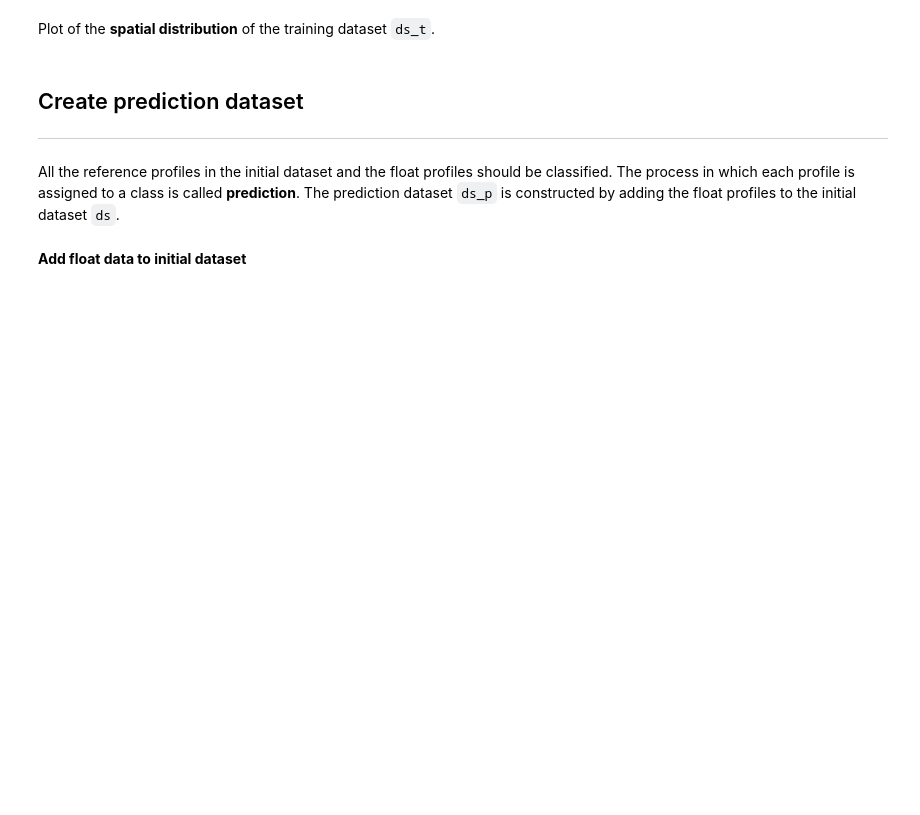
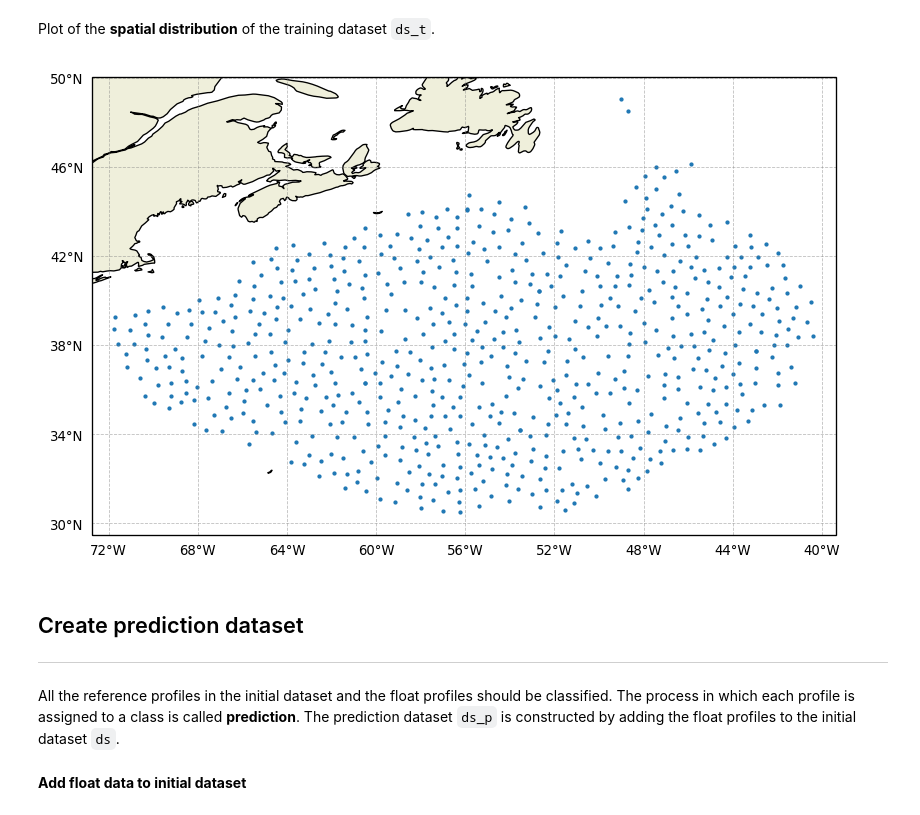
Before and after one commit to euroargodev/DMQC-PCM, a Jupyter notebook: PCM-design/Classif_ArgoReferenceDatabase.ipynb, the cells around one changed output. Drawn from its saved outputs; the diff is of its cells as text; code cells hidden in the pictures; blank space fills up the shorter version.

```diff
--- a/PCM-design/Classif_ArgoReferenceDatabase.ipynb
+++ b/PCM-design/Classif_ArgoReferenceDatabase.ipynb
@@ -101,7 +98,7 @@ __Load argo reference database__
 
 Data is selected in the same way as OWC does: **ellipses** using the longitude and latitude scales defined in the OWC configuration file are constructed around each float profile. The ``map_pv_use`` option makes the selection taking into account the bathymetrie.
 # %%
-ds = get_refdata(float_mat_path = float_mat_path,
+ds = pcm_utils.get_refdata(float_mat_path = float_mat_path,
                  WMOboxes_latlon = 'WMO_boxes_latlon.txt',
                  wmo_boxes = wmo_boxes,
                  ref_path = ref_path,
@@ -161,7 +158,7 @@ You should choose the **correlation distance** below. If you do not want to make
 corr_dist = 50 # in km
 # %%
 %%time
-ds_t = get_regulargrid_dataset(ds, corr_dist, season=['all'])
+ds_t = pcm_utils.get_regulargrid_dataset(ds, corr_dist, season=['all'])
 
 # if you do not want to make the subsampling:
 # ds_t = ds
@@ -175,6 +191,6 @@ __Interpolate to standard levels__
 # %% [markdown]
 The training dataset `ds_t` is interpolated on standard depth levels and the profiles shallower than the **max_depth** are dropped out.
 # %%
-ds_t = interpolate_standard_levels(ds_t, std_lev=np.arange(0,max_depth))
+ds_t = pcm_utils.interpolate_standard_levels(ds_t, std_lev=np.arange(0,max_depth))
 # %%
 print(ds_t)
@@ -185,7 +222,9 @@ ds_t['sal'].plot(x='n_profiles');
 # %% [markdown]
 Plot of the **spatial distribution** of the training dataset `ds_t`.
 # %%
-plot_spatialdist_ds(ds_t, float_WMO, float_traj=False)
+pcm_utils.plot_spatialdist_ds(ds_t, float_WMO, float_traj=False)
+# %% [output]
+[figure, added]
 # %% [markdown]
 ## Create prediction dataset
 ***
```
Also changed, not shown: parts of 27 cells of this notebook, 18 other files.
